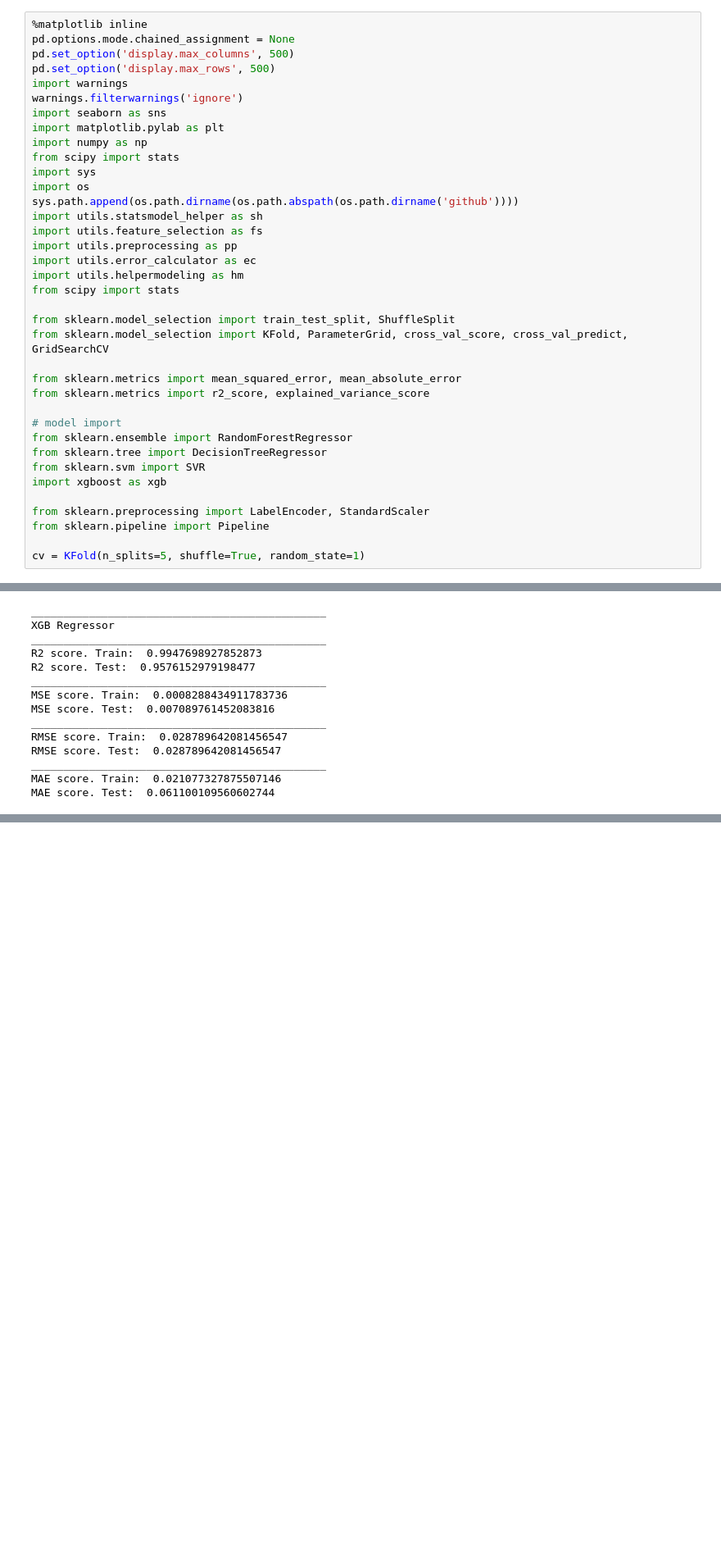
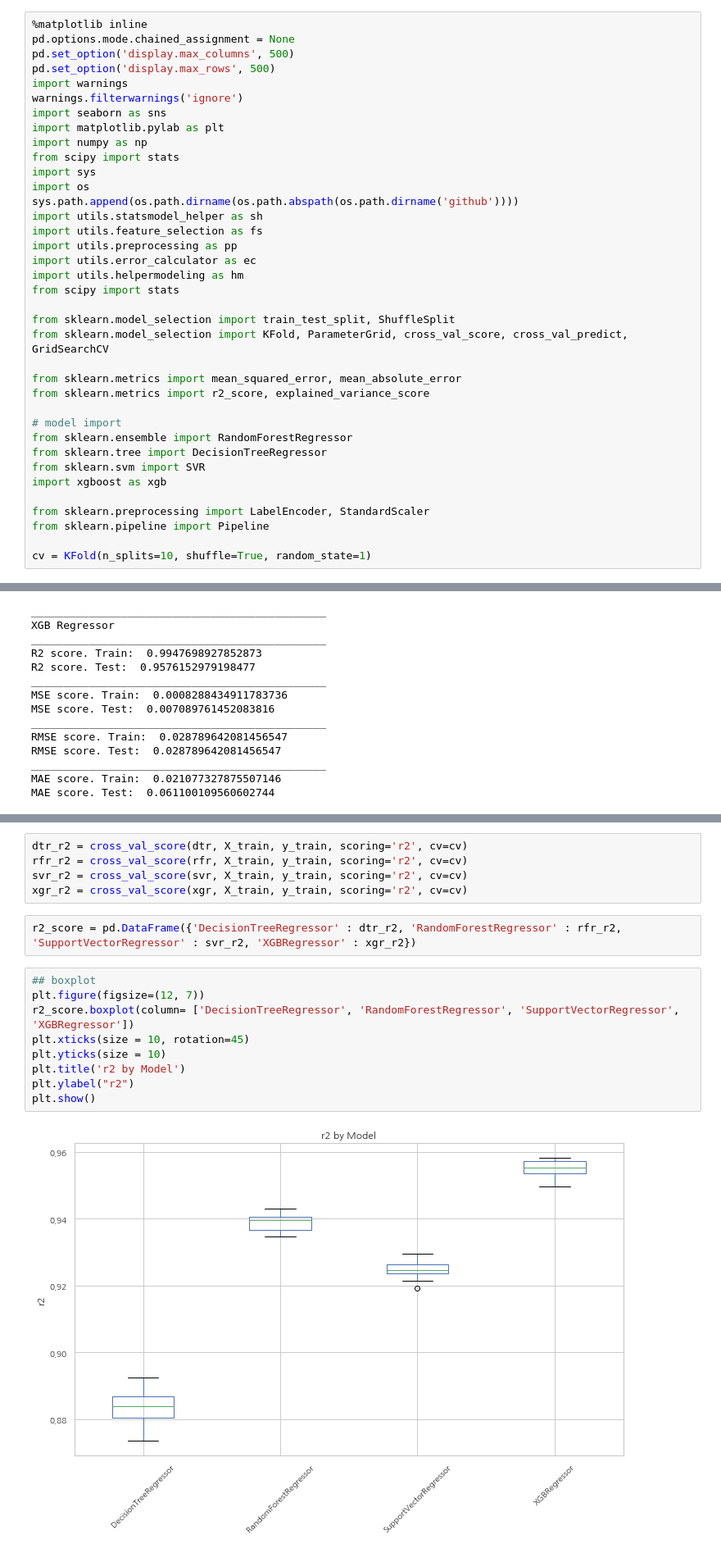
Before and after one commit to hojisu/sberbank-russian-housing-market, a Jupyter notebook: 04_Modeling with Scikit-Learn Regressor/04_Modeling with Scikit-Learn Regressor.ipynb, the cells around one changed output, grey strips where cells are left out. Shown at 82% size. Cells and saved outputs as stored; diff of their text form; blank space fills up the shorter version.

```diff
--- a/04_Modeling with Scikit-Learn Regressor/04_Modeling with Scikit-Learn Regressor.ipynb
+++ b/04_Modeling with Scikit-Learn Regressor/04_Modeling with Scikit-Learn Regressor.ipynb
@@ -50,4 +50,4 @@ import xgboost as xgb
 from sklearn.preprocessing import LabelEncoder, StandardScaler
 from sklearn.pipeline import Pipeline
 
-cv = KFold(n_splits=5, shuffle=True, random_state=1)
+cv = KFold(n_splits=10, shuffle=True, random_state=1)
@@ -352,0 +291,18 @@ def show_results(y_test, pred, measured, preds):
+# %%
+dtr_r2 = cross_val_score(dtr, X_train, y_train, scoring='r2', cv=cv)
+rfr_r2 = cross_val_score(rfr, X_train, y_train, scoring='r2', cv=cv)
+svr_r2 = cross_val_score(svr, X_train, y_train, scoring='r2', cv=cv)
+xgr_r2 = cross_val_score(xgr, X_train, y_train, scoring='r2', cv=cv)
+# %%
+r2_score = pd.DataFrame({'DecisionTreeRegressor' : dtr_r2, 'RandomForestRegressor' : rfr_r2, 'SupportVectorRegressor' : svr_r2, 'XGBRegressor' : xgr_r2})
+# %%
+## boxplot
+plt.figure(figsize=(12, 7))
+r2_score.boxplot(column= ['DecisionTreeRegressor', 'RandomForestRegressor', 'SupportVectorRegressor', 'XGBRegressor'])
+plt.xticks(size = 10, rotation=45)
+plt.yticks(size = 10)
+plt.title('r2 by Model')
+plt.ylabel("r2")
+plt.show()
+# %% [output]
+[figure, added]
```
Also changed, not shown: parts of 28 cells of this notebook.
